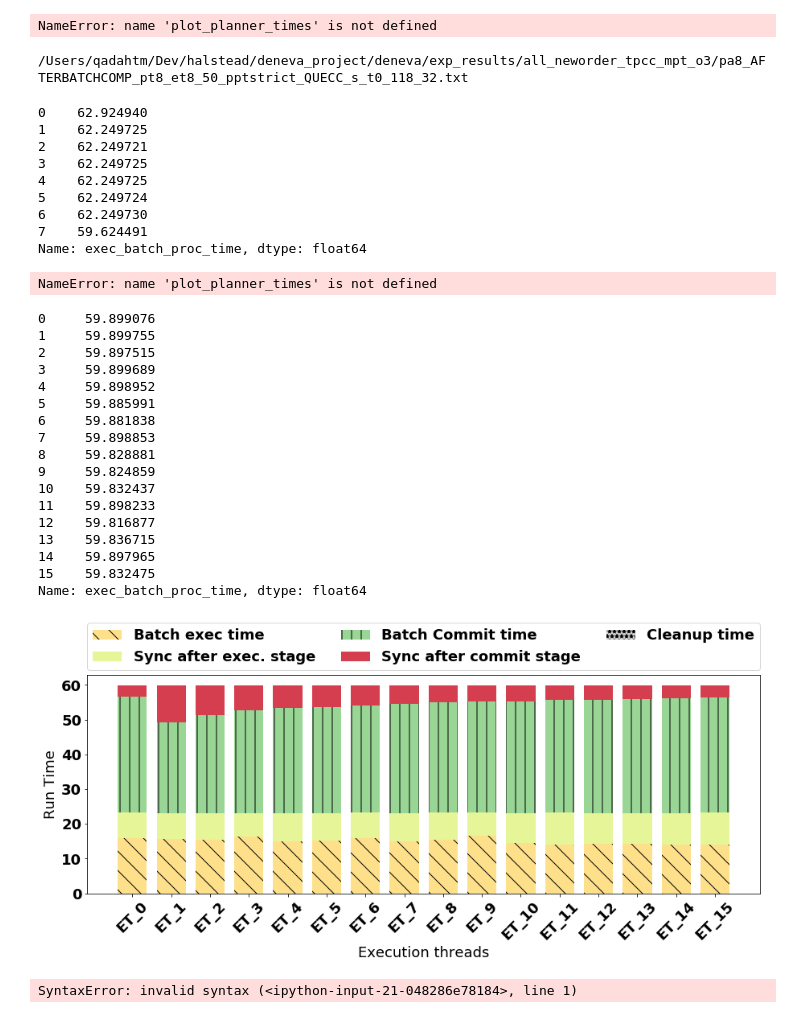
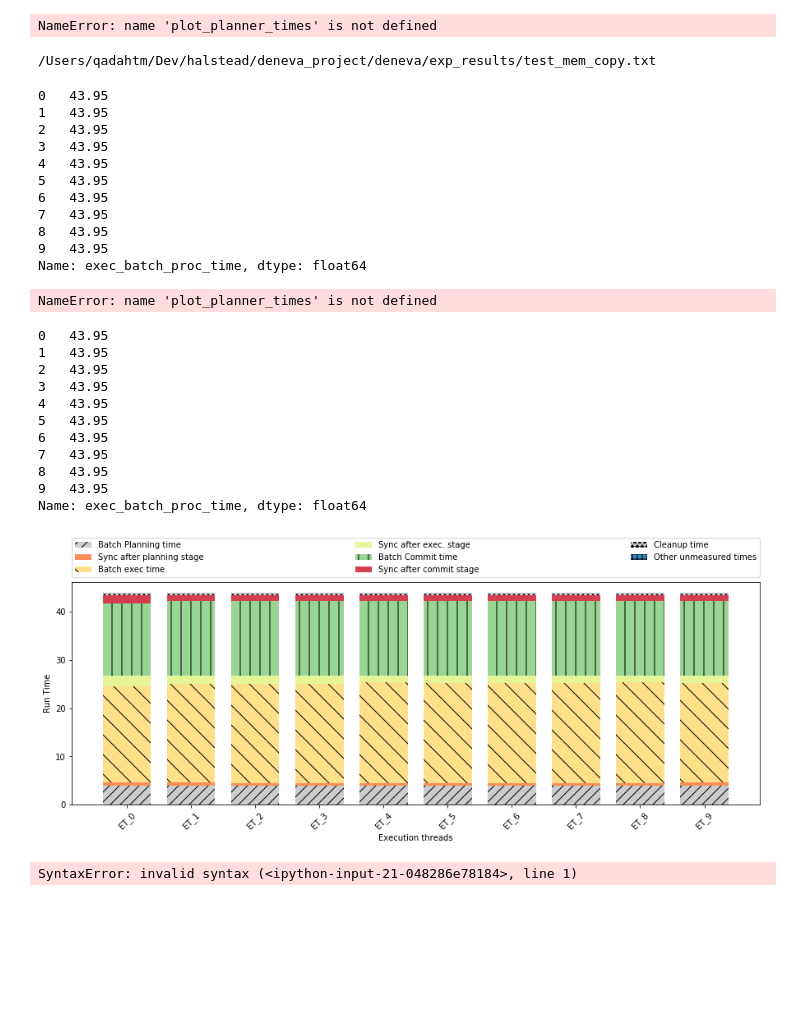
Before and after one commit to qadahtm/deneva, a Jupyter notebook: pynb/QueCC.ipynb, the cells around one changed output. Cells and saved outputs as stored; diff of their text form; code cells hidden in the pictures; blank space fills up the shorter version.

```diff
--- a/pynb/QueCC.ipynb
+++ b/pynb/QueCC.ipynb
@@ -813,6 +813,7 @@ agg_params = {'wt_hl_plan_time':'mean',
             'exec_batch_proc_time':'mean',
             'tput':'mean'
            }
+
 def exetract_breakdown_from_file(_fname):
     res = {}
     with open(_fname,'r') as of:
@@ -835,12 +836,12 @@ def exetract_breakdown_from_file(_fname):
 #                         asline = a.split('=')
 #                         res[asline[0]] = asline[1]
 #                     mq = re.search('quecc\_exec(\d)\_(\w+)=(\d+\.?\d*)', a)
-                    mq = re.search('quecc\_(exec|plan|wt)(\d+)\_(\w+)=(\d+\.?\d*)', a)
+                    mq = re.search('quecc\_?(exec|plan|wt)(\d+)\_(\w+)=(\d+\.?\d*)', a)
                     if mq:
 #                         res['index'].append(int(i))
                         key = "{}_{}".format(mq.group(1),mq.group(3))
+
                         row = [mq.group(2), key, mq.group(4)]
-
                         if key in res.keys():
                             res[key].append(float(mq.group(4)))
                         else:
@@ -1998,15 +1999,17 @@ time_data = view_exec_from_file(datafile)
 df = pd.DataFrame(time_data)
 df['exec_batch_proc_time']
 # %% [output]
-/Users/qadahtm/Dev/halstead/deneva_project/deneva/exp_results/all_neworder_tpcc_mpt_o3/pa8_AFTERBATCHCOMP_pt8_et8_50_pptstrict_QUECC_s_t0_118_32.txt
+/Users/qadahtm/Dev/halstead/deneva_project/deneva/exp_results/test_mem_copy.txt
-0    62.924940
-1    62.249725
-2    62.249721
-3    62.249725
-4    62.249725
-5    62.249724
-6    62.249730
-7    59.624491
+0   43.95
+1   43.95
+2   43.95
+3   43.95
+4   43.95
+5   43.95
+6   43.95
+7   43.95
+8   43.95
+9   43.95
 Name: exec_batch_proc_time, dtype: float64
 # %%
 def plot_exec_times_single_stage(df):
@@ -2266,35 +2269,30 @@ df
 # %% [output]
 NameError: name 'plot_planner_times' is not defined
 # %%
-# directory = '/Users/qadahtm/Dev/halstead/results/quecc_aws'
+directory = '/Users/qadahtm/Dev/halstead/deneva_project/deneva/exp_results'
 # df = pd.DataFrame(view_exec_from_file(directory+"/QUECC_s_t0_7.txt"))
+datafile = directory+'/test_mem_copy.txt'
 df = pd.DataFrame(view_exec_from_file(datafile))
 # plot_exec_times(df)
 # plot_exec_times_single_stage(df)
-# plot_exec_times_hl_unpip(df)
-plot_exec_times_hl_pip(df)
+plot_exec_times_hl_unpip(df)
+# plot_exec_times_hl_pip(df)
 df
 
 df['exec_batch_proc_time']
 # %% [output]
-0     59.899076
-1     59.899755
-2     59.897515
-3     59.899689
-4     59.898952
-5     59.885991
-6     59.881838
-7     59.898853
-8     59.828881
-9     59.824859
-10    59.832437
-11    59.898233
-12    59.816877
-13    59.836715
-14    59.897965
-15    59.832475
+0   43.95
+1   43.95
+2   43.95
+3   43.95
+4   43.95
+5   43.95
+6   43.95
+7   43.95
+8   43.95
+9   43.95
 Name: exec_batch_proc_time, dtype: float64
-[figure, old version]
+[figure, new version]
 # %%
 # %% [output]
 SyntaxError: invalid syntax (<ipython-input-21-048286e78184>, line 1)
```
Also changed, not shown: parts of 7 cells of this notebook, 32 other files.
